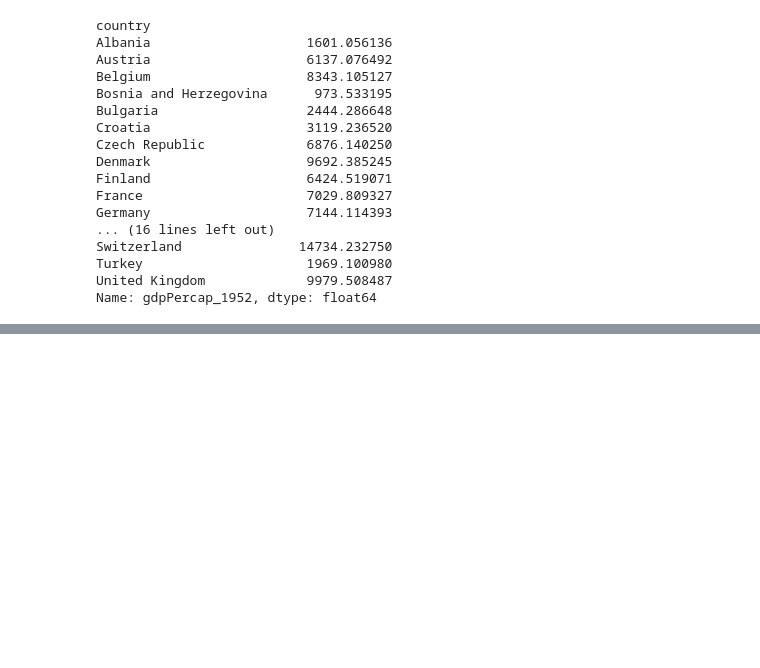
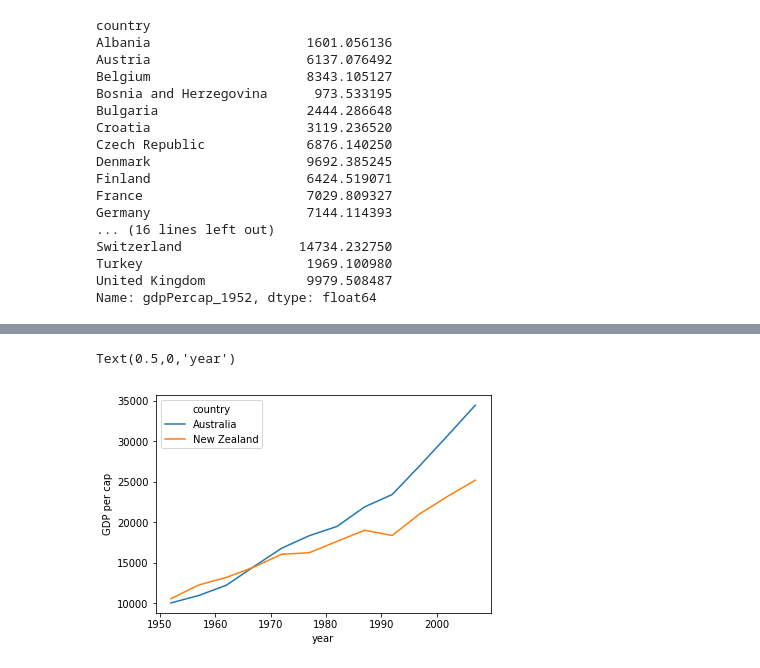
Before and after one commit to red25ar/Python-Day2, a Jupyter notebook: code/day2.py.ipynb, the cells around one changed output, grey strips where cells are left out. Saved outputs shown, nothing was run; the diff lists cells and outputs as text; code cells hidden in the pictures; blank space fills up the shorter version.

```diff
--- a/code/day2.py.ipynb
+++ b/code/day2.py.ipynb
@@ -74,0 +106,7 @@ Name: gdpPercap_1952, dtype: float64
+# %%
+data.T.plot()
+plt.ylabel('GDP per cap')
+plt.xlabel('year')
+# %% [output]
+Text(0.5,0,'year')
+[figure, added]
```
Also changed, not shown: parts of 10 cells of this notebook.
